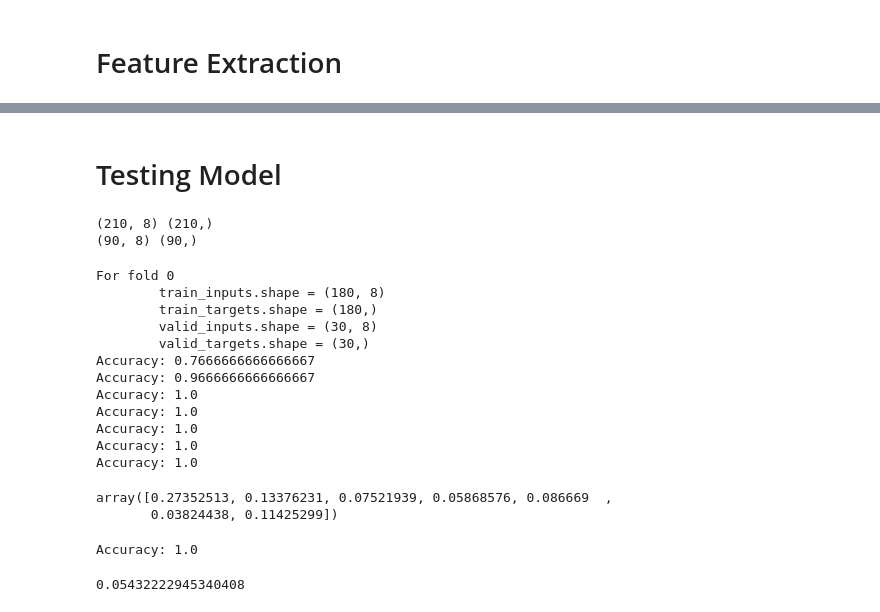
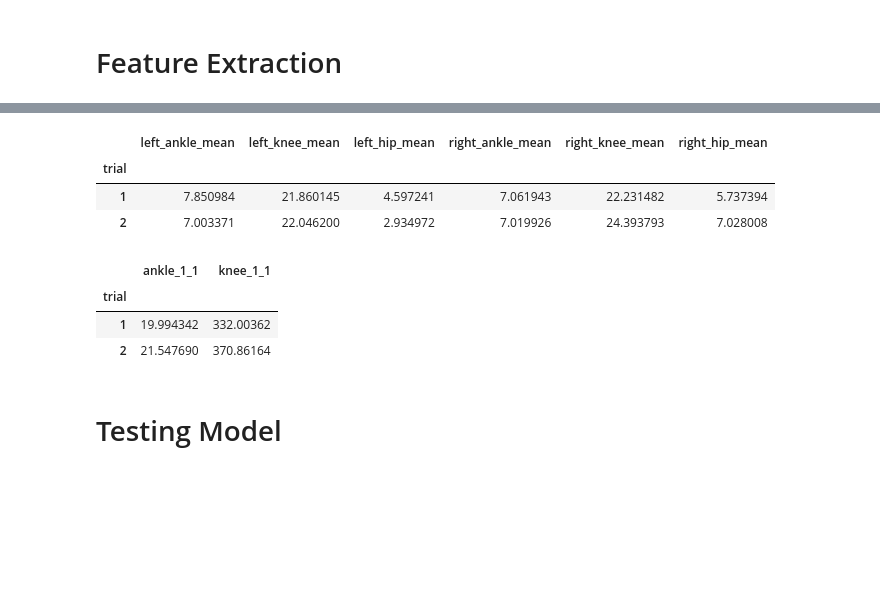
Before and after one commit to NicBamberger/ML_Coursework, a Jupyter notebook: ML_COURSEWORK/outputs.ipynb, the cells around one changed output, grey strips where cells are left out. Drawn from its saved outputs; the diff is of its cells as text; code cells hidden in the pictures; blank space fills up the shorter version.

```diff
--- a/ML_COURSEWORK/outputs.ipynb
+++ b/ML_COURSEWORK/outputs.ipynb
@@ -64,14 +52,0 @@ stdev_rk = matrix["right_knee"].groupby("trial").std()
-# %%
-n_time_splits = 1
-time_splits = Gx.get_time_splits(matrix, n_time_splits)
-corrs = pd.DataFrame()
-covs = pd.DataFrame()
-
-for i in range(n_time_splits):
-    for body_part in ["ankle", "knee"]:
-
-        band = time_splits[i]
-
-        body_parts = band[[f"left_{body_part}", f"right_{body_part}"]]
-        corrs[f"{body_part}_{n_time_splits}_{i+1}"] = body_parts.groupby(["trial"]).corr(method="pearson").groupby("trial")[f"right_{body_part}"].first()
-        covs[f"{body_part}_{n_time_splits}_{i+1}"] = body_parts.groupby(["trial"]).cov().groupby("trial")[f"right_{body_part}"].first()
@@ -94,2 +53,21 @@ covs.knee_1_1.plot()
+# %%
+n_splits = 4
+feature_sets = Gx.create_feature_sets(matrix, n_splits)
+feature_set_names = ["base"] + [f"covs_split_{i}" for i in range(1, n_splits + 1)]
+feature_set_dict = dict(zip(feature_set_names, feature_sets))
+# %%
+feature_set_dict["base"].head(2)
+# %% [output]
+|  | left_ankle_mean | left_knee_mean | left_hip_mean | right_ankle_mean | right_knee_mean | right_hip_mean |
+| trial |  |  |  |  |  |  |
+| 1 | 7.850984 | 21.860145 | 4.597241 | 7.061943 | 22.231482 | 5.737394 |
+| 2 | 7.003371 | 22.046200 | 2.934972 | 7.019926 | 24.393793 | 7.028008 |
+# %%
+feature_set_dict["covs_split_1"].head(2)
+# %% [output]
+|  | ankle_1_1 | knee_1_1 |
+| trial |  |  |
+| 1 | 19.994342 | 332.00362 |
+| 2 | 21.547690 | 370.86164 |
 # %% [markdown]
 # Testing Model
@@ -101,41 +73,0 @@ model = ensemble.RandomForestClassifier(n_estimators=100, max_depth=4, min_impur
-# %%
-features = pd.concat([covs], axis=1)
-X_train, y_train, X_test, y_test = Gx.train_test_split(features, target)
-print(X_train.shape, y_train.shape)
-print(X_test.shape, y_test.shape)
-# %% [output]
-(210, 8) (210,)
-(90, 8) (90,)
-# %%
-# here we will use cross validation, leaving out 1 subject each time!
-n_folds = TRAIN_SUBJECTS
-cv_splits = Gx.cross_validation_splits(X_train, y_train, n_folds)
-errors_valid = np.zeros(n_folds)
-
-for i in range(len(cv_splits)):
-
-   CV_X_train, CV_y_train, CV_X_valid, CV_y_valid = cv_splits[i].values()
-   errors_valid[i], y_probs = Gx.run_model(CV_X_train, CV_y_train, CV_X_valid, CV_y_valid, model)
-
-errors_valid
-# %% [output]
-For fold 0
-        train_inputs.shape = (180, 8)
-        train_targets.shape = (180,)
-        valid_inputs.shape = (30, 8)
-        valid_targets.shape = (30,)
-Accuracy: 0.7666666666666667
-Accuracy: 0.9666666666666667
-Accuracy: 1.0
-Accuracy: 1.0
-Accuracy: 1.0
-Accuracy: 1.0
-Accuracy: 1.0
-array([0.27352513, 0.13376231, 0.07521939, 0.05868576, 0.086669  ,
-       0.03824438, 0.11425299])
-# %%
-error_test, y_test_probs = Gx.run_model(X_train, y_train, X_test, y_test, model)
-error_test
-# %% [output]
-Accuracy: 1.0
-0.05432222945340408
```
Also changed, not shown: parts of 22 cells of this notebook, 1 other file.
